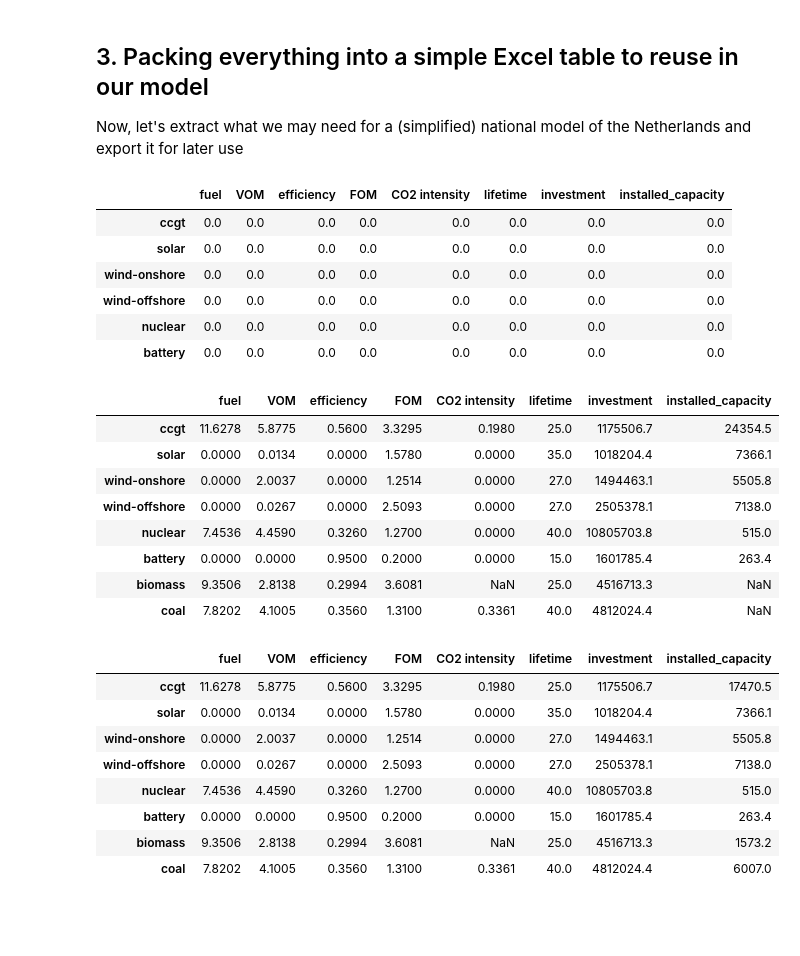
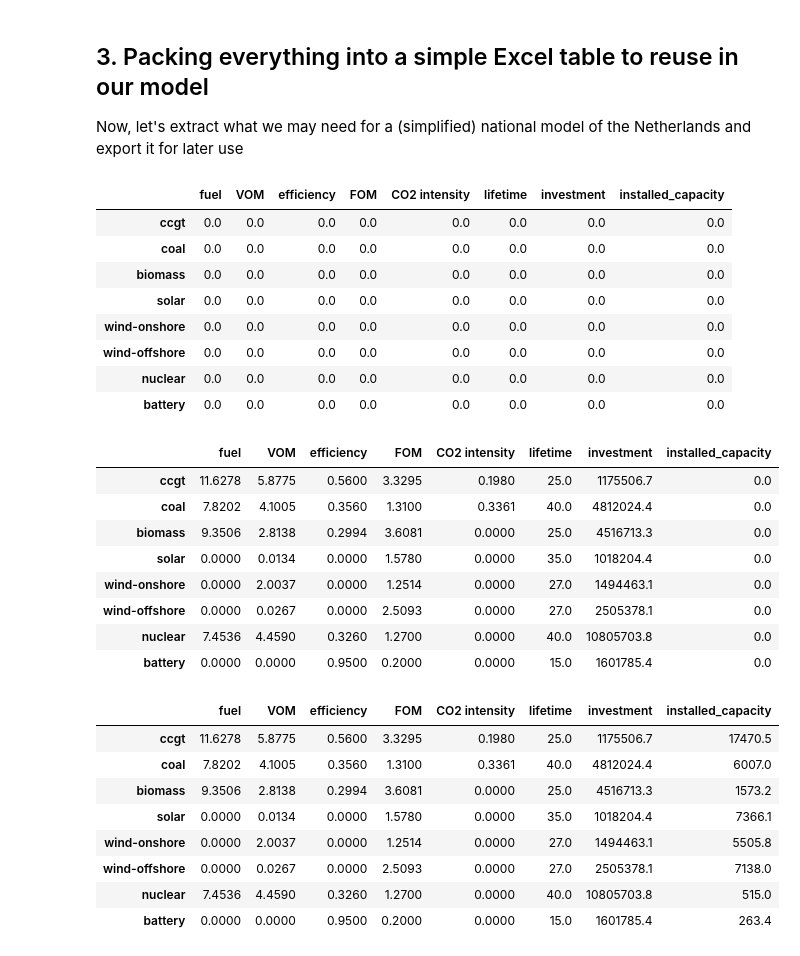
Before and after one commit to FLomb/electricity-market-scenarios-in-PyPSA, a Jupyter notebook: my_electricity_market_model/tutorial_0_get_input_data.ipynb, the cells around one changed output. Drawn from its saved outputs; the diff is of its cells as text; code cells hidden in the pictures; blank space fills up the shorter version.

```diff
--- a/my_electricity_market_model/tutorial_0_get_input_data.ipynb
+++ b/my_electricity_market_model/tutorial_0_get_input_data.ipynb
@@ -172,14 +172,16 @@ costs.loc['battery inverter']
 ## 3. Packing everything into a simple Excel table to reuse in our model
 Now, let's extract what we may need for a (simplified) national model of the Netherlands and export it for later use
 # %%
-techs_of_interest = ['ccgt', 'coal', 'biomass', 'solar', 'wind-onshore', 'wind-offshore' ,'nuclear', 'battery-4h']
+techs_of_interest = ['ccgt', 'coal', 'biomass', 'solar', 'wind-onshore', 'wind-offshore' ,'nuclear', 'battery']
 params_of_interest = ['fuel', 'VOM', 'efficiency', 'FOM', 'CO2 intensity', 'lifetime', 'investment', 'installed_capacity']
 
 technoecon_params = pd.DataFrame(index=techs_of_interest, columns=params_of_interest).astype(float).fillna(0)
 technoecon_params
 # %% [output]
 |  | fuel | VOM | efficiency | FOM | CO2 intensity | lifetime | investment | installed_capacity |
 | ccgt | 0.0 | 0.0 | 0.0 | 0.0 | 0.0 | 0.0 | 0.0 | 0.0 |
+| coal | 0.0 | 0.0 | 0.0 | 0.0 | 0.0 | 0.0 | 0.0 | 0.0 |
+| biomass | 0.0 | 0.0 | 0.0 | 0.0 | 0.0 | 0.0 | 0.0 | 0.0 |
 | solar | 0.0 | 0.0 | 0.0 | 0.0 | 0.0 | 0.0 | 0.0 | 0.0 |
 | wind-onshore | 0.0 | 0.0 | 0.0 | 0.0 | 0.0 | 0.0 | 0.0 | 0.0 |
 | wind-offshore | 0.0 | 0.0 | 0.0 | 0.0 | 0.0 | 0.0 | 0.0 | 0.0 |
@@ -222,14 +224,14 @@ for param in ['fuel']:
 technoecon_params
 # %% [output]
 |  | fuel | VOM | efficiency | FOM | CO2 intensity | lifetime | investment | installed_capacity |
-| ccgt | 11.6278 | 5.8775 | 0.5600 | 3.3295 | 0.1980 | 25.0 | 1175506.7 | 24354.5 |
-| solar | 0.0000 | 0.0134 | 0.0000 | 1.5780 | 0.0000 | 35.0 | 1018204.4 | 7366.1 |
-| wind-onshore | 0.0000 | 2.0037 | 0.0000 | 1.2514 | 0.0000 | 27.0 | 1494463.1 | 5505.8 |
-| wind-offshore | 0.0000 | 0.0267 | 0.0000 | 2.5093 | 0.0000 | 27.0 | 2505378.1 | 7138.0 |
-| nuclear | 7.4536 | 4.4590 | 0.3260 | 1.2700 | 0.0000 | 40.0 | 10805703.8 | 515.0 |
-| battery | 0.0000 | 0.0000 | 0.9500 | 0.2000 | 0.0000 | 15.0 | 1601785.4 | 263.4 |
-| biomass | 9.3506 | 2.8138 | 0.2994 | 3.6081 | NaN | 25.0 | 4516713.3 | NaN |
-| coal | 7.8202 | 4.1005 | 0.3560 | 1.3100 | 0.3361 | 40.0 | 4812024.4 | NaN |
+| ccgt | 11.6278 | 5.8775 | 0.5600 | 3.3295 | 0.1980 | 25.0 | 1175506.7 | 0.0 |
+| coal | 7.8202 | 4.1005 | 0.3560 | 1.3100 | 0.3361 | 40.0 | 4812024.4 | 0.0 |
+| biomass | 9.3506 | 2.8138 | 0.2994 | 3.6081 | 0.0000 | 25.0 | 4516713.3 | 0.0 |
+| solar | 0.0000 | 0.0134 | 0.0000 | 1.5780 | 0.0000 | 35.0 | 1018204.4 | 0.0 |
+| wind-onshore | 0.0000 | 2.0037 | 0.0000 | 1.2514 | 0.0000 | 27.0 | 1494463.1 | 0.0 |
+| wind-offshore | 0.0000 | 0.0267 | 0.0000 | 2.5093 | 0.0000 | 27.0 | 2505378.1 | 0.0 |
+| nuclear | 7.4536 | 4.4590 | 0.3260 | 1.2700 | 0.0000 | 40.0 | 10805703.8 | 0.0 |
+| battery | 0.0000 | 0.0000 | 0.9500 | 0.2000 | 0.0000 | 15.0 | 1601785.4 | 0.0 |
 # %%
 for param in ['installed_capacity']:
     technoecon_params.loc['nuclear',param] = capacity_by_fuel['Nuclear']
@@ -247,12 +249,12 @@ technoecon_params
 # %% [output]
 |  | fuel | VOM | efficiency | FOM | CO2 intensity | lifetime | investment | installed_capacity |
 | ccgt | 11.6278 | 5.8775 | 0.5600 | 3.3295 | 0.1980 | 25.0 | 1175506.7 | 17470.5 |
+| coal | 7.8202 | 4.1005 | 0.3560 | 1.3100 | 0.3361 | 40.0 | 4812024.4 | 6007.0 |
+| biomass | 9.3506 | 2.8138 | 0.2994 | 3.6081 | 0.0000 | 25.0 | 4516713.3 | 1573.2 |
 | solar | 0.0000 | 0.0134 | 0.0000 | 1.5780 | 0.0000 | 35.0 | 1018204.4 | 7366.1 |
 | wind-onshore | 0.0000 | 2.0037 | 0.0000 | 1.2514 | 0.0000 | 27.0 | 1494463.1 | 5505.8 |
 | wind-offshore | 0.0000 | 0.0267 | 0.0000 | 2.5093 | 0.0000 | 27.0 | 2505378.1 | 7138.0 |
 | nuclear | 7.4536 | 4.4590 | 0.3260 | 1.2700 | 0.0000 | 40.0 | 10805703.8 | 515.0 |
 | battery | 0.0000 | 0.0000 | 0.9500 | 0.2000 | 0.0000 | 15.0 | 1601785.4 | 263.4 |
-| biomass | 9.3506 | 2.8138 | 0.2994 | 3.6081 | NaN | 25.0 | 4516713.3 | 1573.2 |
-| coal | 7.8202 | 4.1005 | 0.3560 | 1.3100 | 0.3361 | 40.0 | 4812024.4 | 6007.0 |
 # %%
 technoecon_params.to_csv('input_data/technoecon_params.csv')
```
Also changed, not shown: 5 other files.
